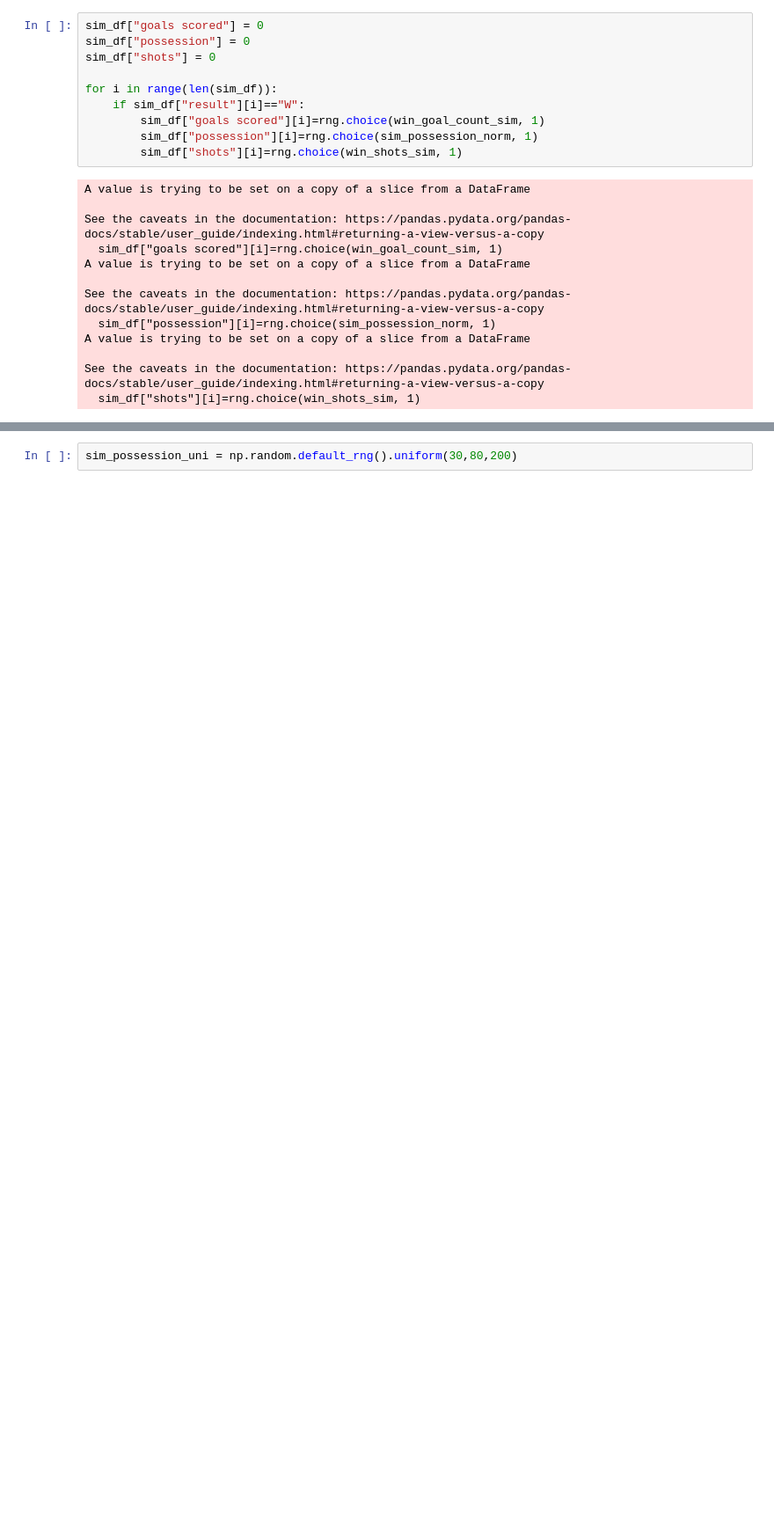
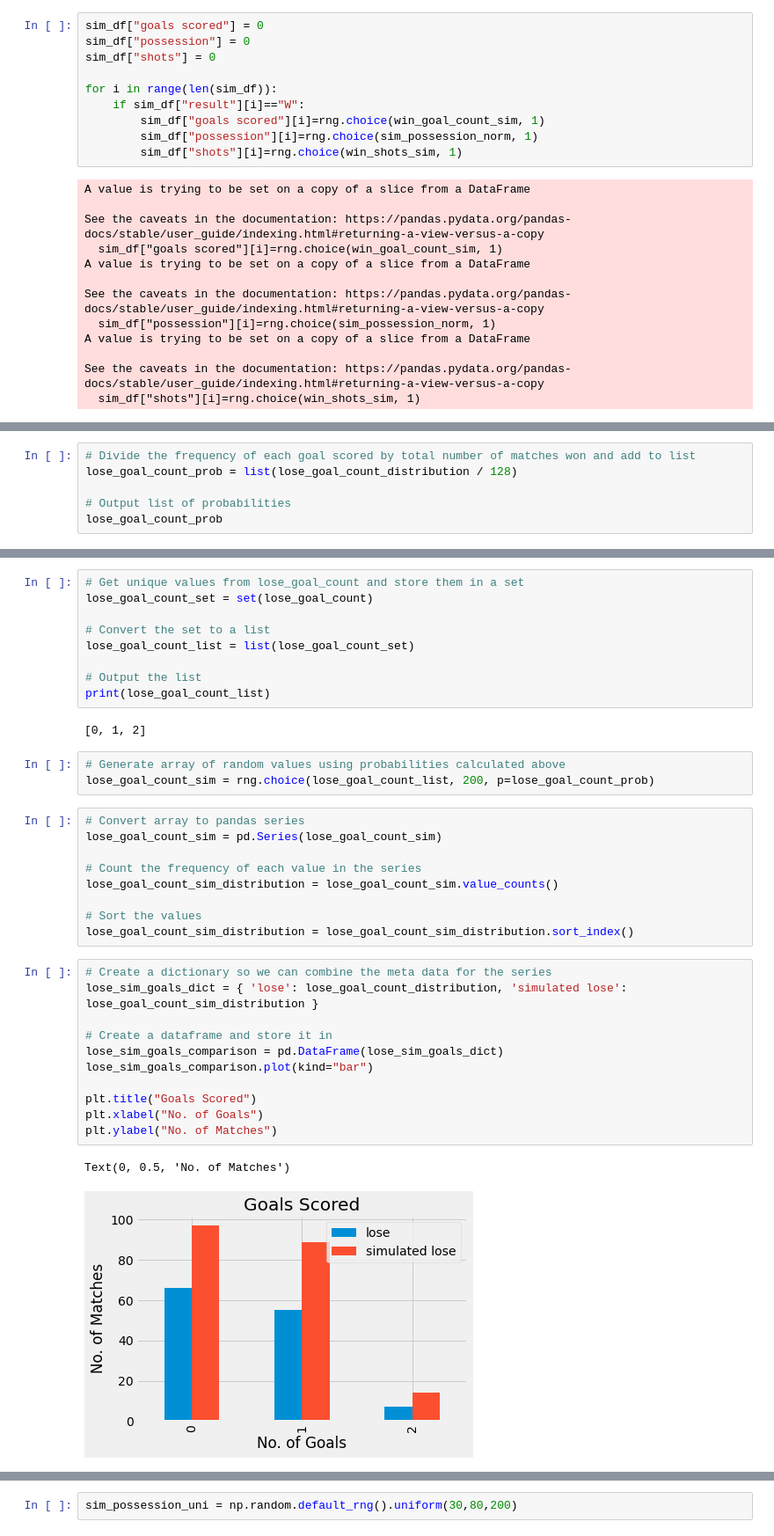
Before and after one commit to colm-o-caoimh/FootballSimulation, a Jupyter notebook: PDA_Project2020.ipynb, the cells around one changed output, grey strips where cells are left out. Shown at 88% size. Saved outputs shown, nothing was run; the diff lists cells and outputs as text; blank space fills up the shorter version.

```diff
--- a/PDA_Project2020.ipynb
+++ b/PDA_Project2020.ipynb
@@ -1086,0 +1129,6 @@ https://towardsdatascience.com/how-to-generate-pseudo-random-datasets-in-python-
+# %%
+# Divide the frequency of each goal scored by total number of matches won and add to list
+lose_goal_count_prob = list(lose_goal_count_distribution / 128)
+
+# Output list of probabilities
+lose_goal_count_prob
@@ -1086,0 +1141,37 @@ https://towardsdatascience.com/how-to-generate-pseudo-random-datasets-in-python-
+# %%
+# Get unique values from lose_goal_count and store them in a set
+lose_goal_count_set = set(lose_goal_count)
+
+# Convert the set to a list
+lose_goal_count_list = list(lose_goal_count_set)
+
+# Output the list
+print(lose_goal_count_list)
+# %% [output]
+[0, 1, 2]
+# %%
+# Generate array of random values using probabilities calculated above
+lose_goal_count_sim = rng.choice(lose_goal_count_list, 200, p=lose_goal_count_prob)
+# %%
+# Convert array to pandas series
+lose_goal_count_sim = pd.Series(lose_goal_count_sim)
+
+# Count the frequency of each value in the series
+lose_goal_count_sim_distribution = lose_goal_count_sim.value_counts()
+
+# Sort the values
+lose_goal_count_sim_distribution = lose_goal_count_sim_distribution.sort_index()
+# %%
+# Create a dictionary so we can combine the meta data for the series
+lose_sim_goals_dict = { 'lose': lose_goal_count_distribution, 'simulated lose': lose_goal_count_sim_distribution }
+
+# Create a dataframe and store it in
+lose_sim_goals_comparison = pd.DataFrame(lose_sim_goals_dict)
+lose_sim_goals_comparison.plot(kind="bar")
+
+plt.title("Goals Scored")
+plt.xlabel("No. of Goals")
+plt.ylabel("No. of Matches")
+# %% [output]
+Text(0, 0.5, 'No. of Matches')
+[figure, added]
```
Also changed, not shown: parts of 76 cells of this notebook.
